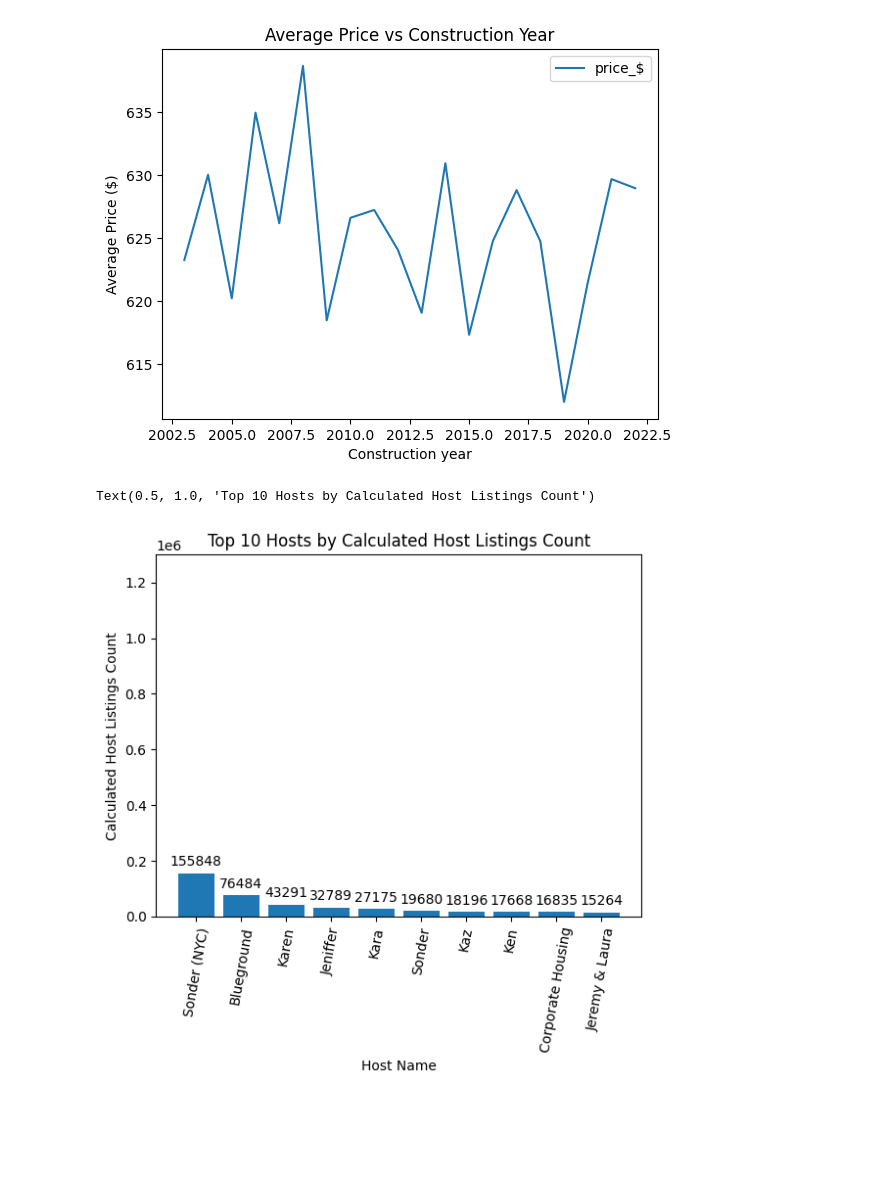
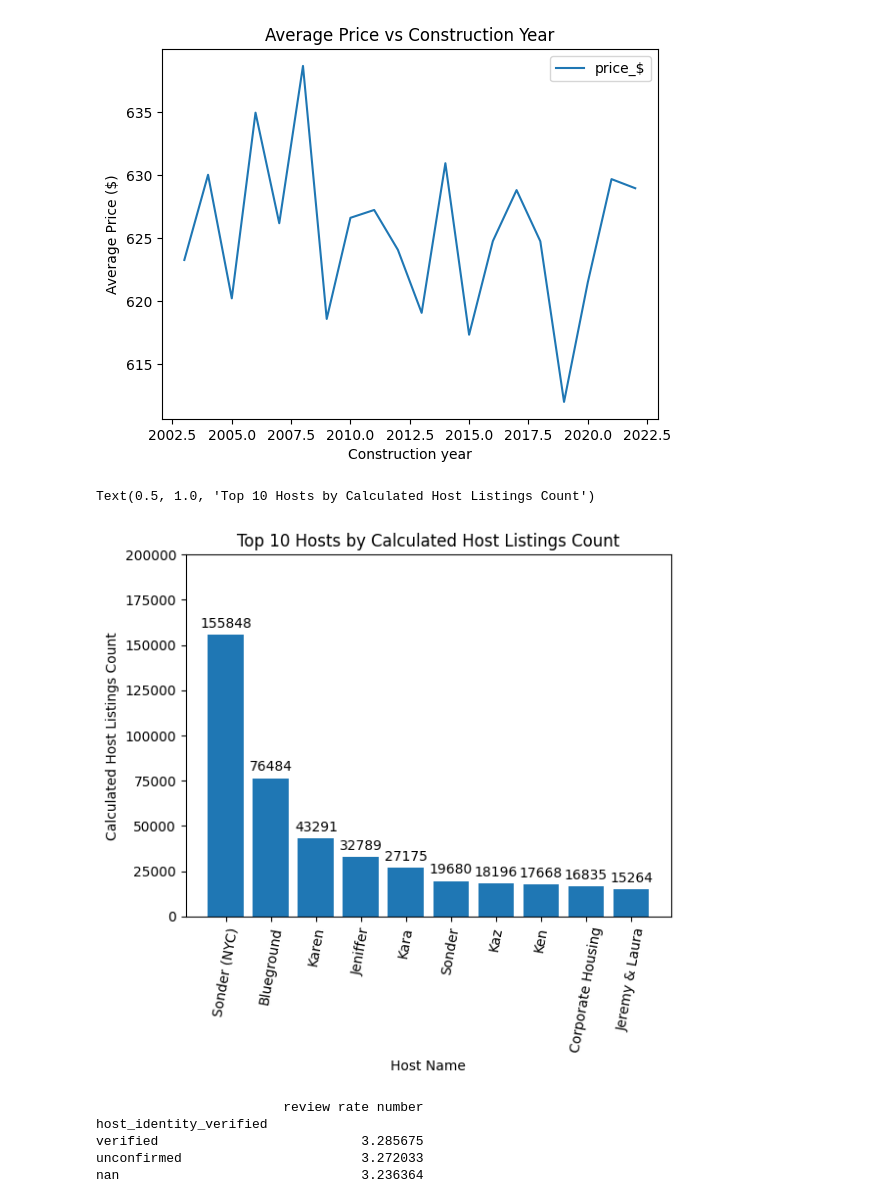
Before and after one commit to PATILANANT/VOIS_AICTE_Oct2025_AnantAnilPatil, a Jupyter notebook: main.ipynb, the cells around one changed output. Saved outputs shown, nothing was run; the diff lists cells and outputs as text; code cells hidden in the pictures; blank space fills up the shorter version.

```diff
--- a/main.ipynb
+++ b/main.ipynb
@@ -114,13 +113,13 @@ df['service fee'] = df['service fee'].str.replace(',','', regex=False)
 df.rename(columns={'price':'price_$',
                    'service fee': 'service_fee_$'}, inplace=True)
 # %%
-#change the data type to correct one
 df['price_$'] = df['price_$'].astype(float)
 df['service_fee_$'] = df['service_fee_$'].astype(float)
 df['id'] = df['id'].astype(str)
 df['host id'] = df['host id'].astype(str)
 df['last review'] = pd.to_datetime(df['last review'])
 df['Construction year'] = df['Construction year'].astype(float)
+df['host_identity_verified'] = df['host_identity_verified'].astype(str)
 # %%
 df.info()
 # %% [output]
@@ -179,6 +157,0 @@ Index: []
-# %%
-from scipy.stats import zscore
-
-df['price_zscore'] = zscore(df['price_$'])
-outliers = df[(df['price_zscore'] > 3) | (df['price_zscore'] < -3)]
-print(outliers)
@@ -298,12 +267,21 @@ Text(0.5, 1.0, 'Average Price vs Construction Year')
 # %%
 hosts = df.groupby('host name')['calculated host listings count'].sum().sort_values(ascending = False).nlargest(10).to_frame()
 hosts_bar = plt.bar(hosts.index, hosts.loc[:, 'calculated host listings count'])
 plt.bar_label(hosts_bar, label = hosts.loc[:, 'calculated host listings count'], padding = 3)
 plt.xlabel('Host Name')
 plt.ylabel('Calculated Host Listings Count')
 plt.xticks(rotation = 80)
-plt.ylim([0, 130000])
+plt.ylim([0, 200000])
 plt.title('Top 10 Hosts by Calculated Host Listings Count')
 # %% [output]
 Text(0.5, 1.0, 'Top 10 Hosts by Calculated Host Listings Count')
-[figure, old version]
+[figure, new version]
+# %%
+review = df.groupby('host_identity_verified')['review rate number'].mean().sort_values(ascending = False).to_frame()
+print(review)
+# %% [output]
+                        review rate number
+host_identity_verified
+verified                          3.285675
+unconfirmed                       3.272033
+nan                               3.236364
```
Also changed, not shown: parts of 20 cells of this notebook.
